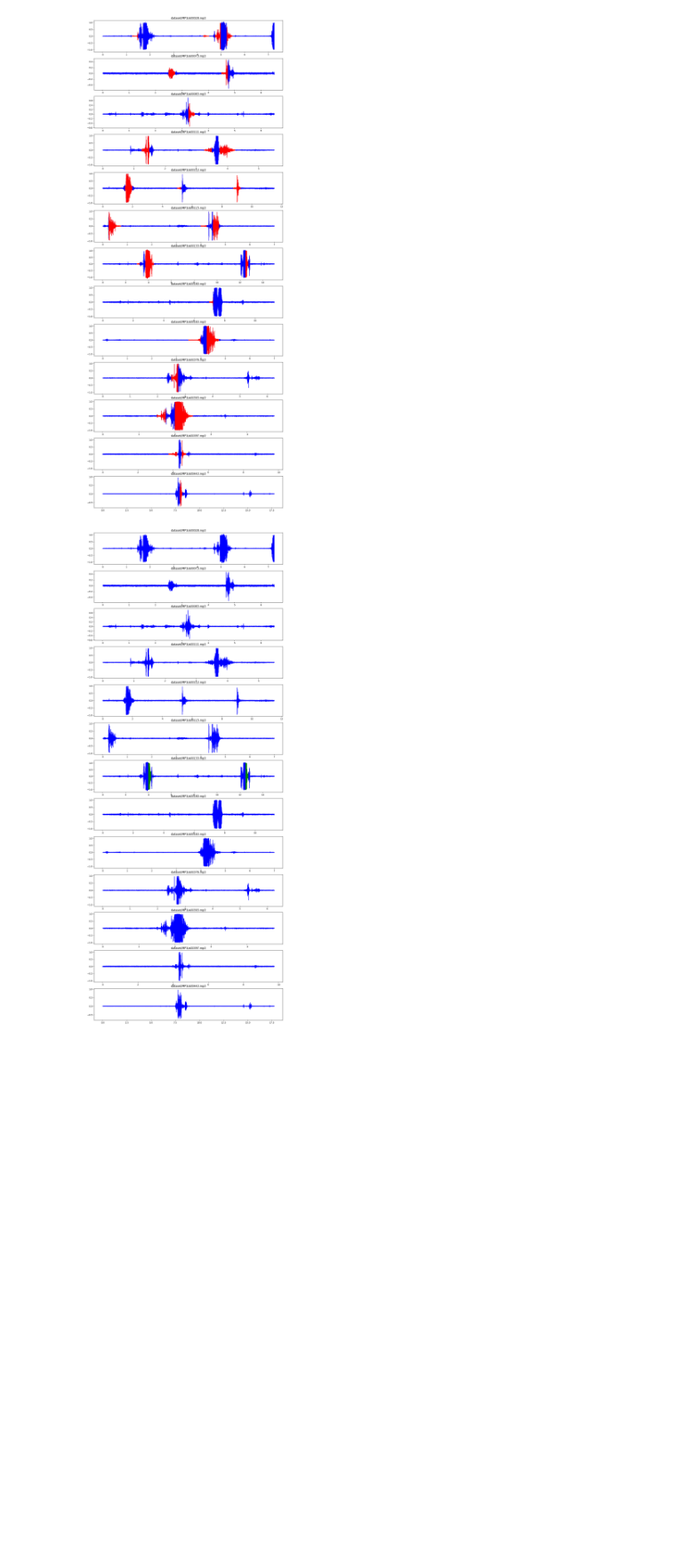
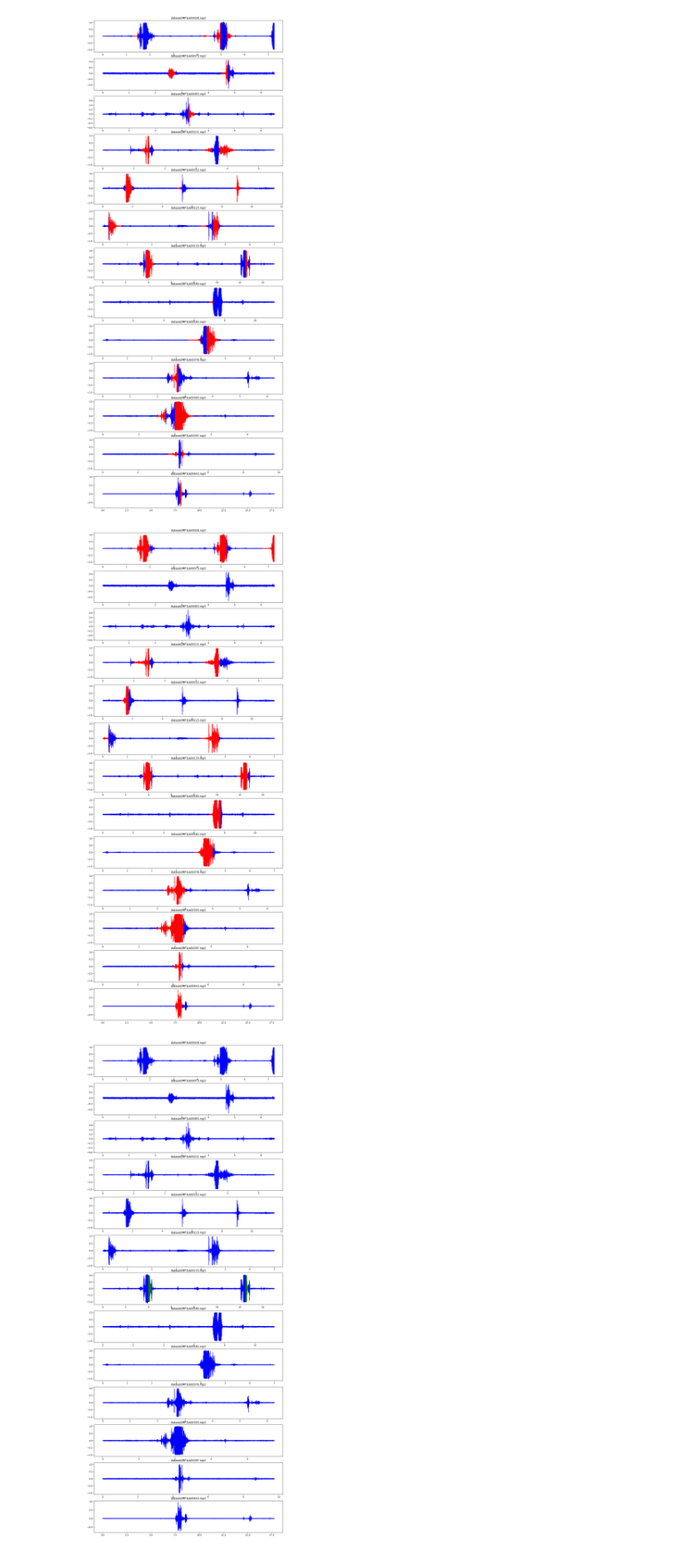
Before and after one commit to valerio-unifei/ECOM09A, a Jupyter notebook: 2024-1/Atividade1/Etapa4_v01.ipynb, the cells around one changed output. Shown at 89% size. Saved outputs shown, nothing was run; the diff lists cells and outputs as text; code cells hidden in the pictures; blank space fills up the shorter version.

```diff
--- a/2024-1/Atividade1/Etapa4_v01.ipynb
+++ b/2024-1/Atividade1/Etapa4_v01.ipynb
@@ -118,3 +116,26 @@ from sklearn.
+# %%
+from sklearn.neighbors import LocalOutlierFactor
+
+X = []
+for i, linha in enumerate(dados):
+    for _, y in linha:
+        X.append(y)
+
+clf = LocalOutlierFactor(contamination=0.1, novelty=True)
+clf.fit(X)
+ano = clf.predict(X)
+ano = (ano == -1)
+
+fig, ax = plt.subplots(len(dados), 1, figsize=(15, 3*len(dados)))
+n=-1
+for i, linha in enumerate(dados):
+    ax[i].set_title(bons[i])
+    for x, y in linha:
+        n+=1
+        ax[i].plot(x, y, color='red' if ano[n] else 'blue')
+plt.show()
+# %% [output]
+[figure, added]
 # %%
 # agrupamento de dados
 from sklearn.cluster import KMeans
```
Also changed, not shown: parts of 2 cells of this notebook.
